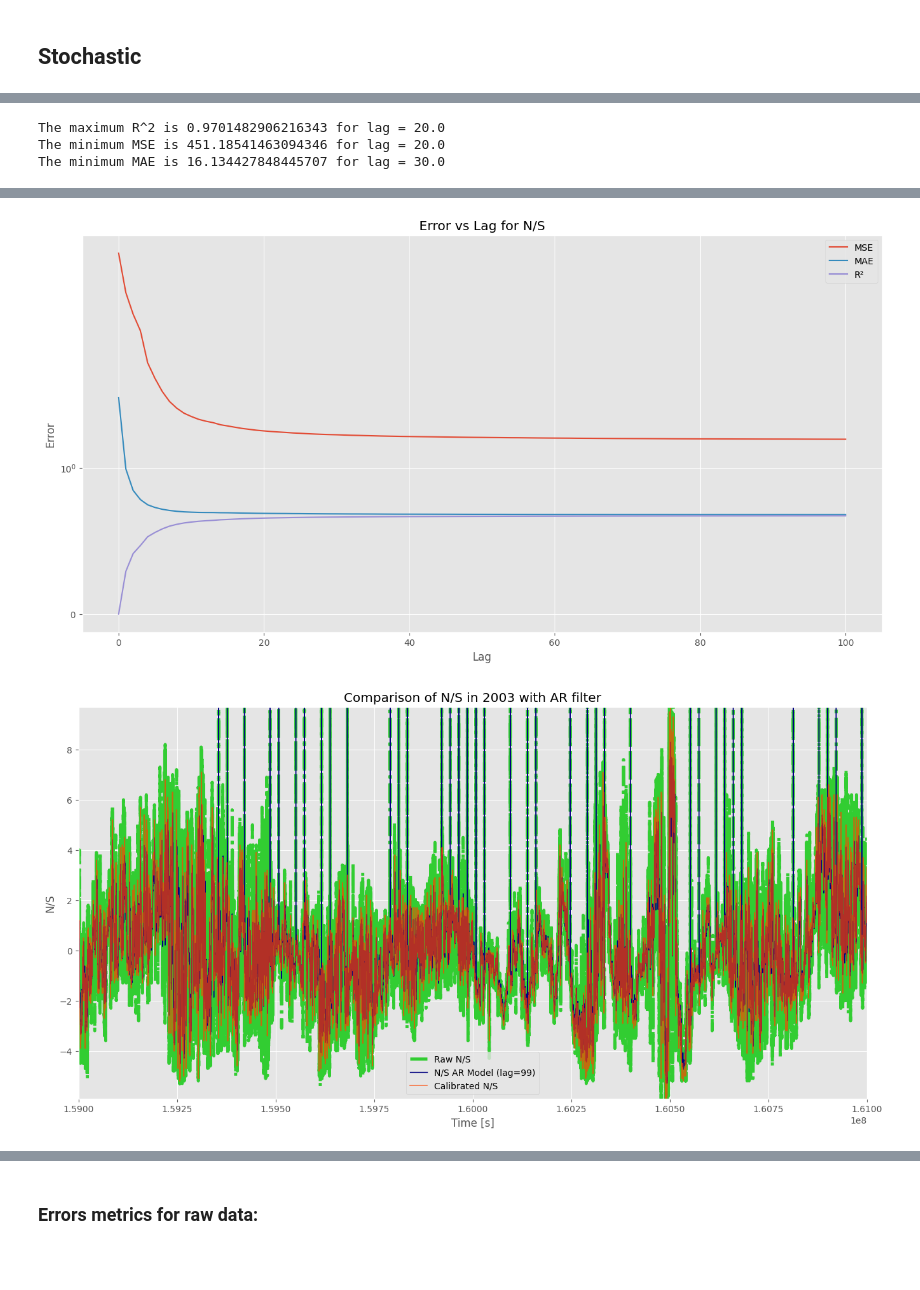
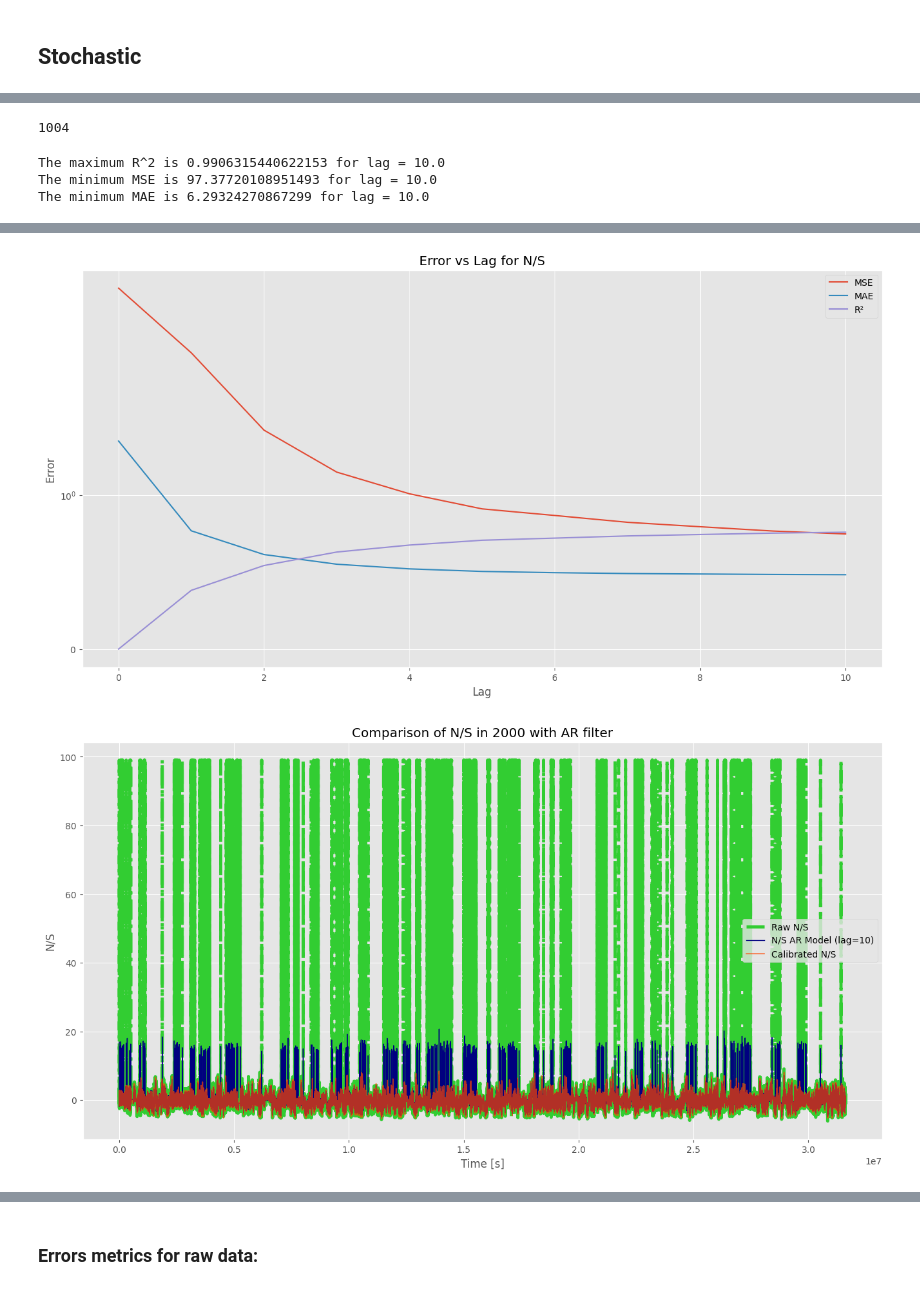
Before and after one commit to S4GC/Energy-and-linear-momentum-change-exerted-by-the-solar-wind-for-applications-in-electric-solar-sails, a Jupyter notebook: Codes/Past/Stochastic Filter.ipynb, the cells around one changed output, grey strips where cells are left out. Cells and saved outputs as stored; diff of their text form; code cells hidden in the pictures; blank space fills up the shorter version.

```diff
--- a/Codes/Past/Stochastic Filter.ipynb
+++ b/Codes/Past/Stochastic Filter.ipynb
@@ -93,6 +106,6 @@ other_year = 2000
 years = [year for year in range(i_year, f_year + step_year, step_year)] #+ [other_year]
 
 years.sort()
-
+years = [2000]
 years
 # %% [output]
@@ -235,6 +247,10 @@ def find_best_cutoff_frequency(year, column, cutoff_frequencies, filter_func):
         mae_errors.append(mae)
         r2_scores.append(r2)
 
+        # Liberar memoria para la siguiente iteración
+        del filtered_data, cs, fd
+        gc.collect()
+
     min_mse_index = np.argmin(mse_errors)
     min_mae_index = np.argmin(mae_errors)
     max_r2_index = np.argmax(r2_scores)
@@ -280,12 +296,13 @@ def find_max_lag(data, max_memory_gb=1):
 
     return max_lag
 # %%
+"""
 columns = ["SPEED", "Np", "N/S"]
-filters = [autoregressive, arma_process, statespace_model, exponential_smoothing]
-filters_names = ["AR", "ARIMA", "Statespace", "Exponential Smoothing"]
+filters = [autoregressive, arima_process, statespace_model, exponential_smoothing]
+filters_names = ["AR", "ARIMA", "Statespace"]
 colors = ["midnightblue", "navy", "darkblue", "mediumblue"]
 
-for year in [2003]:
+for year in years:
     for column in columns:
         time = Raw_data[year]["Seconds"]
         data_sheet = np.array(Raw_data[year][column])
@@ -302,10 +319,10 @@ for year in [2003]:
 
             optimal_cutoff = min(optimal_mse, optimal_mae, optimal_r2)
             filtered_signal, model = filter_func(data_sheet=np.array(Raw_data[year][column]), lag=int(optimal_cutoff))
-            Filters.append(filtered_signal)
-            cut_off.append(optimal_cutoff)
+            #Filters.append(filtered_signal)
+            #cut_off.append(optimal_cutoff)
             print(model.summary())
-
+        "
         plt.figure(figsize=(16, 8))
         plt.plot(time, Raw_data[year][column], label=f'Raw {column}', color="limegreen", linewidth=1.2, linestyle="-.", alpha=0.5)
         for filtered_signal, optimal_cutoff, filter_name in zip(Filters, cut_off, filters_names):
@@ -319,4 +336,6 @@ for year in [2003]:
         plt.ylabel(column)
         plt.legend()
         plt.show()
+        "
+"""
 # %% [output]
@@ -346,8 +383,12 @@ MemoryError: Unable to allocate 61.2 MiB for an array with shape (8, 1003100) an
+# %%
+np.max(Calibrated_data[2000]["SPEED"])
+# %% [output]
+1004
 # %%
-"""
+
 columns = ["SPEED", "Np", "N/S"]
 
-for year in [2003]:
+for year in years:
     for column in columns:
         time = Raw_data[year]["Seconds"]
 
@@ -355,7 +396,7 @@ for year in [2003]:
         data_sheet = np.array(Raw_data[year][column])  # Convierte a array si no está en ese formato
         max_lag_allowed = find_max_lag(data_sheet)
 
-        n = 100#find_max_lag(Raw_data[year][column], max_memory_gb=0.125)
+        n = 10#find_max_lag(Raw_data[year][column], max_memory_gb=0.125)
         cutoff_frequencies = np.linspace(0, n, num=n+1)
         #print(cutoff_frequencies)
 
@@ -369,9 +410,9 @@ for year in [2003]:
             plt.plot(time, Raw_data[year][column], label=f'Raw {column}', color="limegreen", linewidth=3.5, linestyle="-.")
             plt.plot(time, filtered_signal, label=f'{column} AR Model (lag={int(f)})', color="navy", linewidth=1)
             plt.plot(Calibrated_data[year]["Seconds"], Calibrated_data[year][column], label=f'Calibrated {column}', color="orangered", linewidth=1.2, alpha=0.7)
-            plt.xlim(1.59e8, 1.61e8)
-            plt.ylim(np.min(Calibrated_data[year][column][(Calibrated_data[year]["Seconds"] > 1.59e8) & (Calibrated_data[year]["Seconds"] < 1.61e8)]),
-                    np.max(Calibrated_data[year][column][(Calibrated_data[year]["Seconds"] > 1.59e8) & (Calibrated_data[year]["Seconds"] < 1.61e8)]))
+            #plt.xlim(1.59e8, 1.61e8)
+            #plt.ylim(np.min(Calibrated_data[year][column][(Calibrated_data[year]["Seconds"] > 1.59e8) & (Calibrated_data[year]["Seconds"] < 1.61e8)]),
+            #        np.max(Calibrated_data[year][column][(Calibrated_data[year]["Seconds"] > 1.59e8) & (Calibrated_data[year]["Seconds"] < 1.61e8)]))
             plt.title(f'Comparison of {column} in {year} with AR filter')
             plt.xlabel('Time [s]')
             plt.ylabel(column)
@@ -379,8 +420,7 @@ for year in [2003]:
             plt.show()
 
             print(model.summary())
-"""
 # %% [output]
-The maximum R^2 is 0.9701482906216343 for lag = 20.0
-The minimum MSE is 451.18541463094346 for lag = 20.0
-The minimum MAE is 16.134427848445707 for lag = 30.0
+The maximum R^2 is 0.9906315440622153 for lag = 10.0
+The minimum MSE is 97.37720108951493 for lag = 10.0
+The minimum MAE is 6.29324270867299 for lag = 10.0
@@ -425,4 +465,4 @@ The minimum MAE is 0.6805202479252866 for lag = 99.0
-[figure, old version]
+[figure, new version]
-[figure, old version]
+[figure, new version]
                             AutoReg Model Results
 ==============================================================================
```
Also changed, not shown: parts of 8 cells of this notebook, 5 other files.
